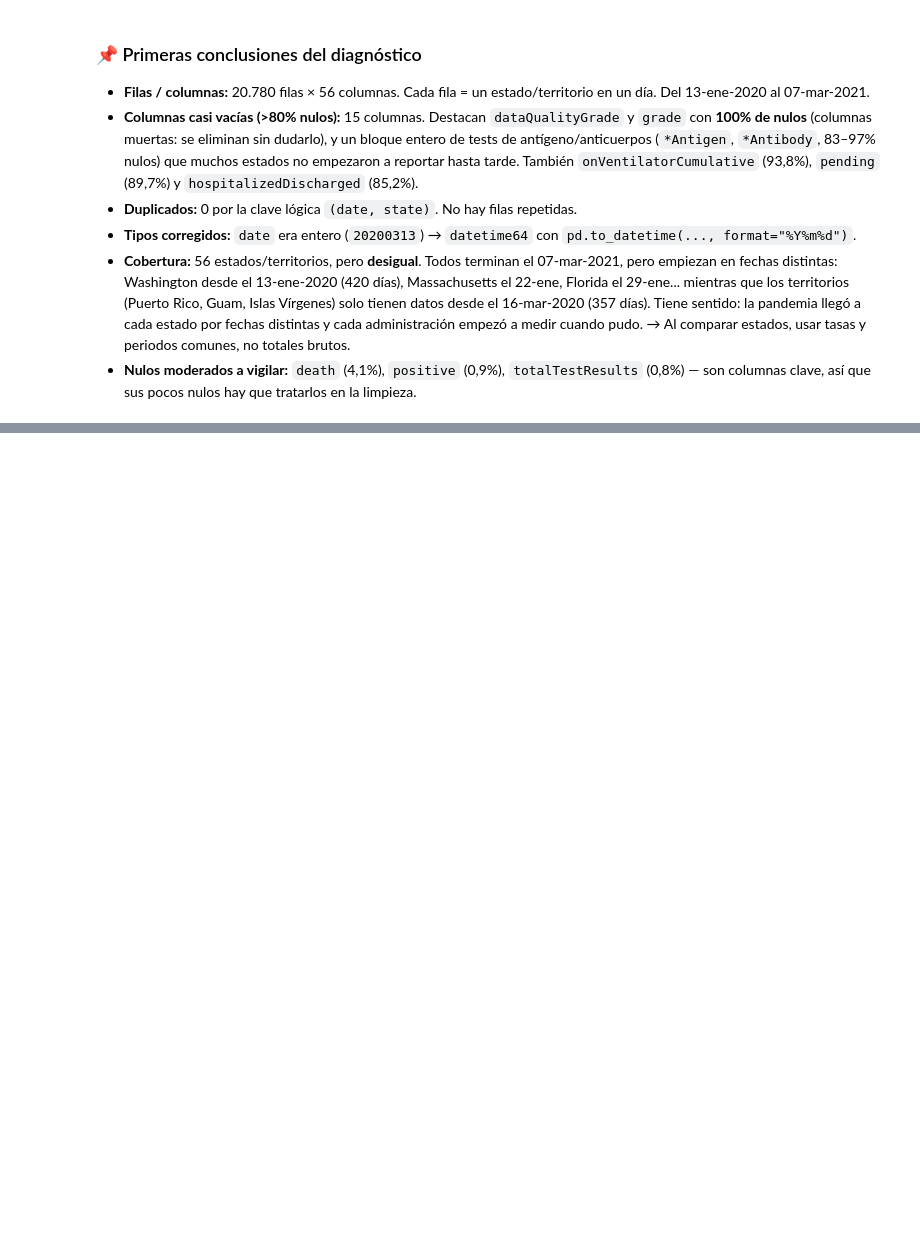
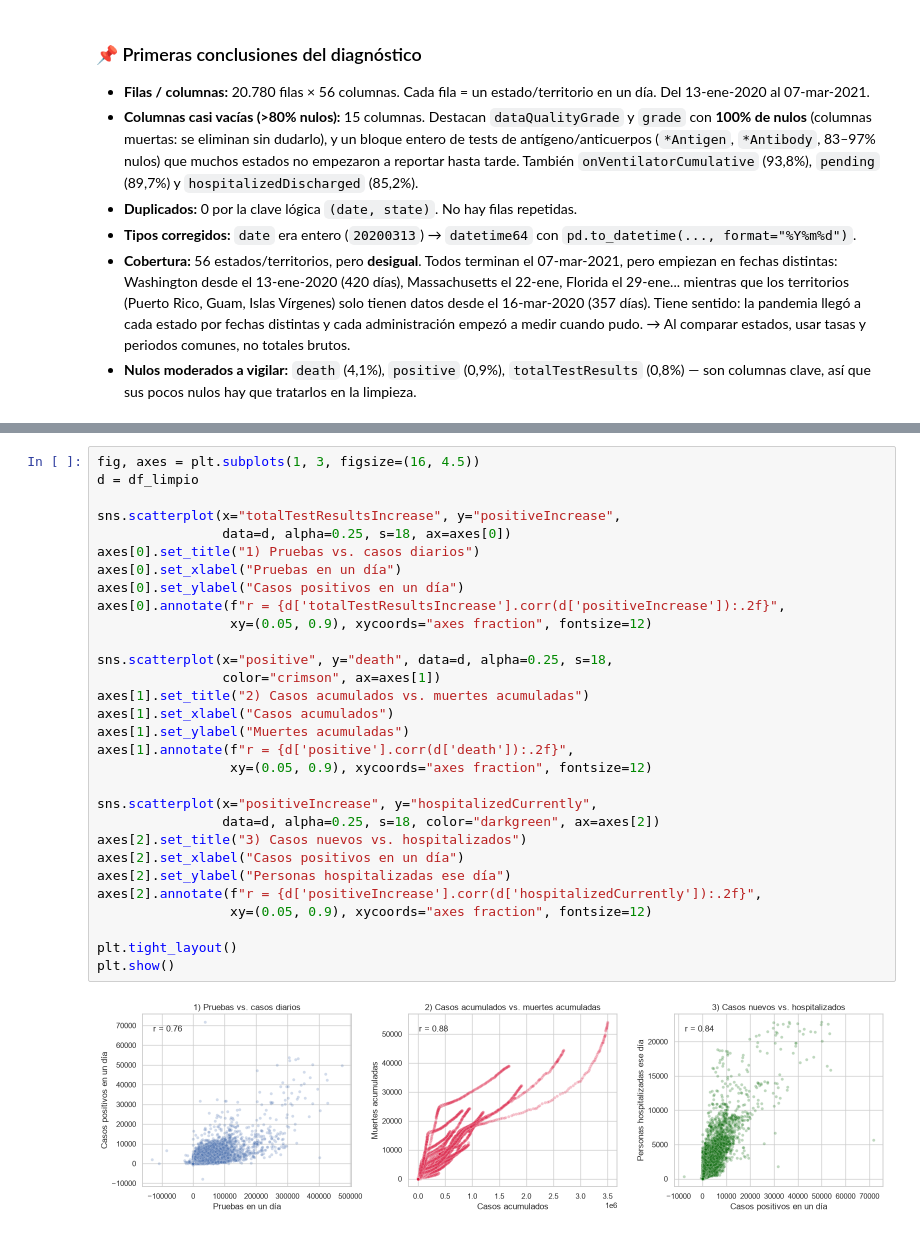
Before and after one commit to IA-P1-BCN/EDA_Carla, a Jupyter notebook: notebooks/01_eda_covid.ipynb, the cells around one changed output, grey strips where cells are left out. Drawn from its saved outputs; the diff is of its cells as text; blank space fills up the shorter version.

```diff
--- a/notebooks/01_eda_covid.ipynb
+++ b/notebooks/01_eda_covid.ipynb
@@ -214,0 +317,32 @@ por_estado
+# %%
+fig, axes = plt.subplots(1, 3, figsize=(16, 4.5))
+d = df_limpio
+
+sns.scatterplot(x="totalTestResultsIncrease", y="positiveIncrease",
+                data=d, alpha=0.25, s=18, ax=axes[0])
+axes[0].set_title("1) Pruebas vs. casos diarios")
+axes[0].set_xlabel("Pruebas en un día")
+axes[0].set_ylabel("Casos positivos en un día")
+axes[0].annotate(f"r = {d['totalTestResultsIncrease'].corr(d['positiveIncrease']):.2f}",
+                 xy=(0.05, 0.9), xycoords="axes fraction", fontsize=12)
+
+sns.scatterplot(x="positive", y="death", data=d, alpha=0.25, s=18,
+                color="crimson", ax=axes[1])
+axes[1].set_title("2) Casos acumulados vs. muertes acumuladas")
+axes[1].set_xlabel("Casos acumulados")
+axes[1].set_ylabel("Muertes acumuladas")
+axes[1].annotate(f"r = {d['positive'].corr(d['death']):.2f}",
+                 xy=(0.05, 0.9), xycoords="axes fraction", fontsize=12)
+
+sns.scatterplot(x="positiveIncrease", y="hospitalizedCurrently",
+                data=d, alpha=0.25, s=18, color="darkgreen", ax=axes[2])
+axes[2].set_title("3) Casos nuevos vs. hospitalizados")
+axes[2].set_xlabel("Casos positivos en un día")
+axes[2].set_ylabel("Personas hospitalizadas ese día")
+axes[2].annotate(f"r = {d['positiveIncrease'].corr(d['hospitalizedCurrently']):.2f}",
+                 xy=(0.05, 0.9), xycoords="axes fraction", fontsize=12)
+
+plt.tight_layout()
+plt.show()
+# %% [output]
+[figure, added]
```
Also changed, not shown: parts of 7 cells of this notebook, 2 other files.
